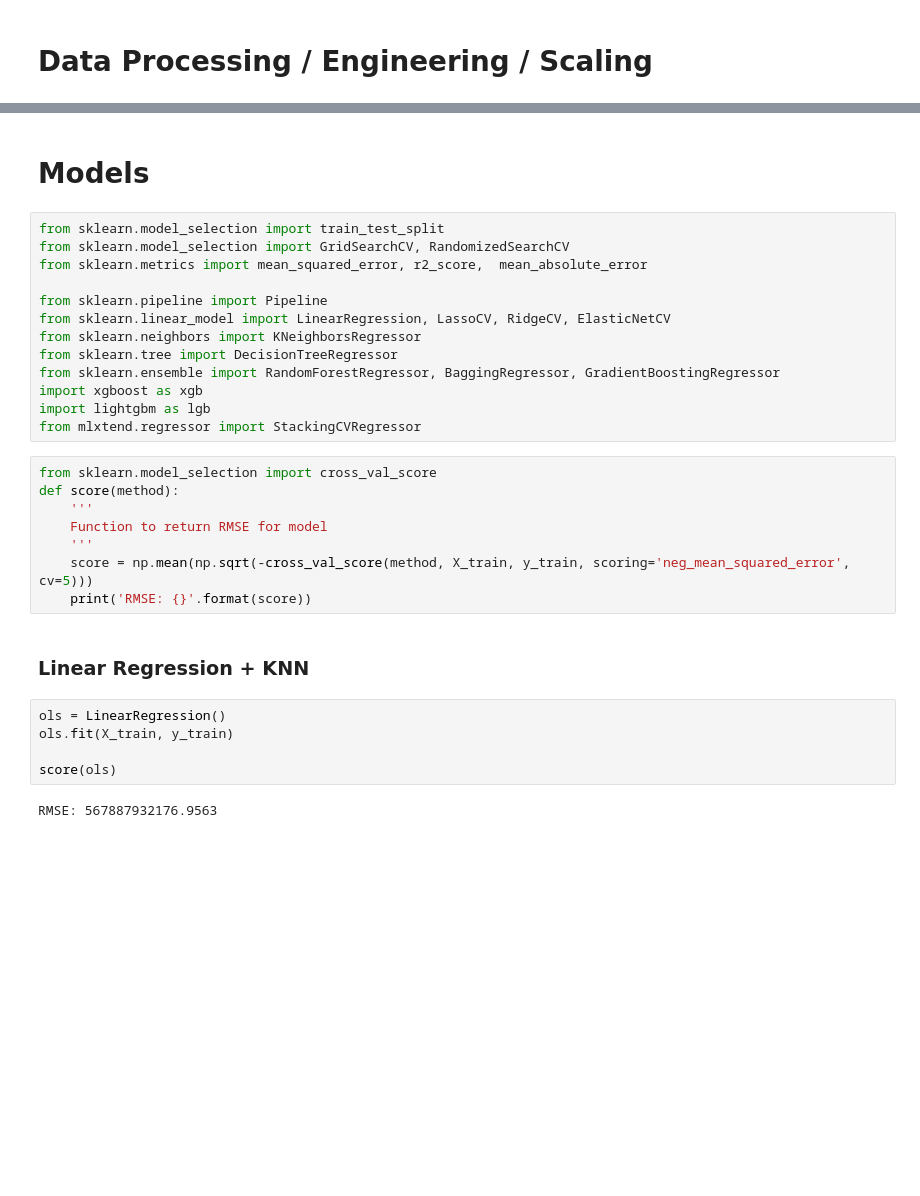
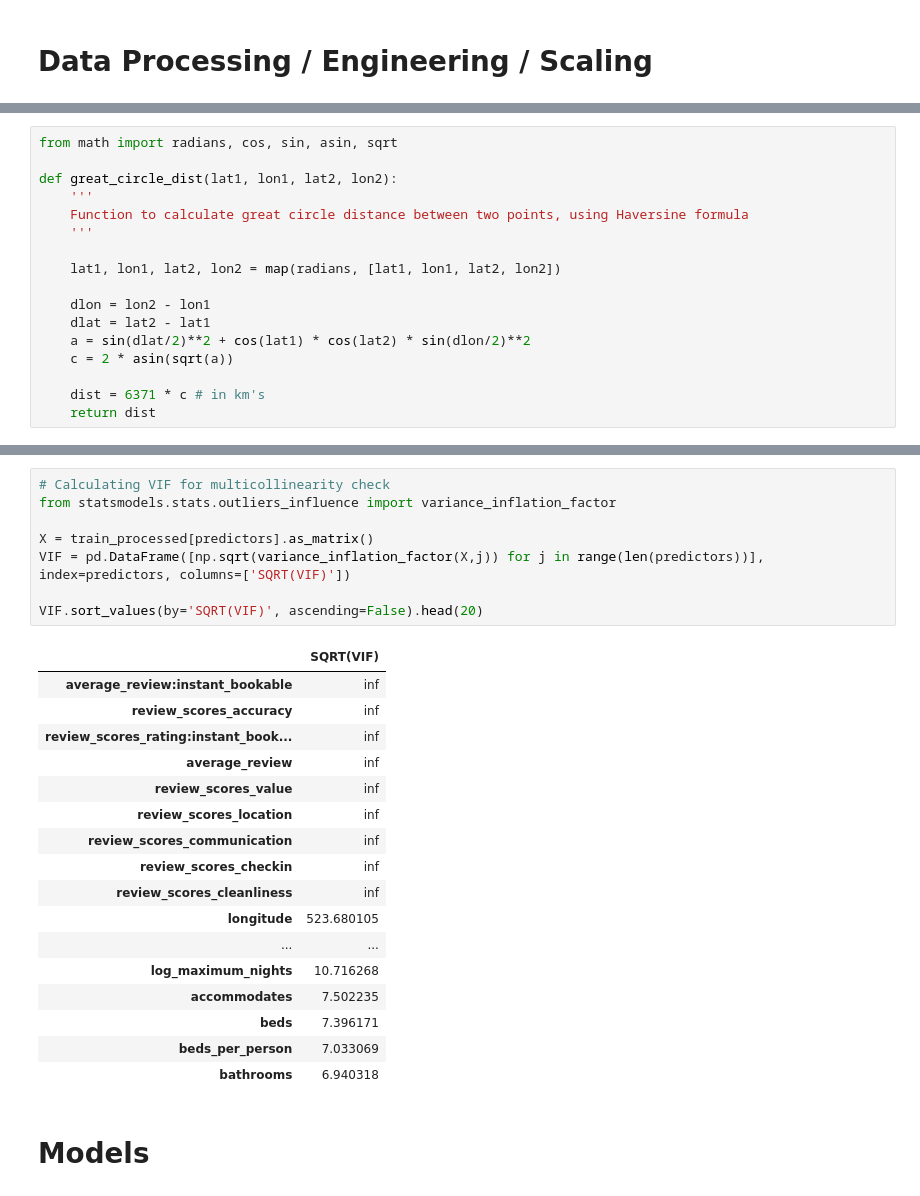
Before and after one commit to jackweou/QBUS3820, a Jupyter notebook: Airbnb.ipynb, the cells around one changed output, grey strips where cells are left out. Drawn from its saved outputs; the diff is of its cells as text; blank space fills up the shorter version.

```diff
--- a/Airbnb.ipynb
+++ b/Airbnb.ipynb
@@ -155,0 +87,17 @@ def process(data):
+# %%
+from math import radians, cos, sin, asin, sqrt
+
+def great_circle_dist(lat1, lon1, lat2, lon2):
+    '''
+    Function to calculate great circle distance between two points, using Haversine formula
+    '''
+
+    lat1, lon1, lat2, lon2 = map(radians, [lat1, lon1, lat2, lon2])
+
+    dlon = lon2 - lon1
+    dlat = lat2 - lat1
+    a = sin(dlat/2)**2 + cos(lat1) * cos(lat2) * sin(dlon/2)**2
+    c = 2 * asin(sqrt(a))
+
+    dist = 6371 * c # in km's
+    return dist
@@ -180,32 +221,28 @@ X_test = scaling(test_processed)
+# %%
+# Calculating VIF for multicollinearity check
+from statsmodels.stats.outliers_influence import variance_inflation_factor
+
+X = train_processed[predictors].as_matrix()
+VIF = pd.DataFrame([np.sqrt(variance_inflation_factor(X,j)) for j in range(len(predictors))], index=predictors, columns=['SQRT(VIF)'])
+
+VIF.sort_values(by='SQRT(VIF)', ascending=False).head(20)
+# %% [output]
+|  | SQRT(VIF) |
+| average_review:instant_bookable | inf |
+| review_scores_accuracy | inf |
+| review_scores_rating:instant_book... | inf |
+| average_review | inf |
+| review_scores_value | inf |
+| review_scores_location | inf |
+| review_scores_communication | inf |
+| review_scores_checkin | inf |
+| review_scores_cleanliness | inf |
+| longitude | 523.680105 |
+| ... | ... |
+| log_maximum_nights | 10.716268 |
+| accommodates | 7.502235 |
+| beds | 7.396171 |
+| beds_per_person | 7.033069 |
+| bathrooms | 6.940318 |
 # %% [markdown]
 # Models
-# %%
-from sklearn.model_selection import train_test_split
-from sklearn.model_selection import GridSearchCV, RandomizedSearchCV
-from sklearn.metrics import mean_squared_error, r2_score,  mean_absolute_error
-
-from sklearn.pipeline import Pipeline
-from sklearn.linear_model import LinearRegression, LassoCV, RidgeCV, ElasticNetCV
-from sklearn.neighbors import KNeighborsRegressor
-from sklearn.tree import DecisionTreeRegressor
-from sklearn.ensemble import RandomForestRegressor, BaggingRegressor, GradientBoostingRegressor
-import xgboost as xgb
-import lightgbm as lgb
-from mlxtend.regressor import StackingCVRegressor
-# %%
-from sklearn.model_selection import cross_val_score
-def score(method):
-    '''
-    Function to return RMSE for model
-    '''
-    score = np.mean(np.sqrt(-cross_val_score(method, X_train, y_train, scoring='neg_mean_squared_error', cv=5)))
-    print('RMSE: {}'.format(score))
-# %% [markdown]
-### Linear Regression + KNN
-# %%
-ols = LinearRegression()
-ols.fit(X_train, y_train)
-
-score(ols)
-# %% [output]
-RMSE: 567887932176.9563
```
Also changed, not shown: parts of 84 cells of this notebook.
